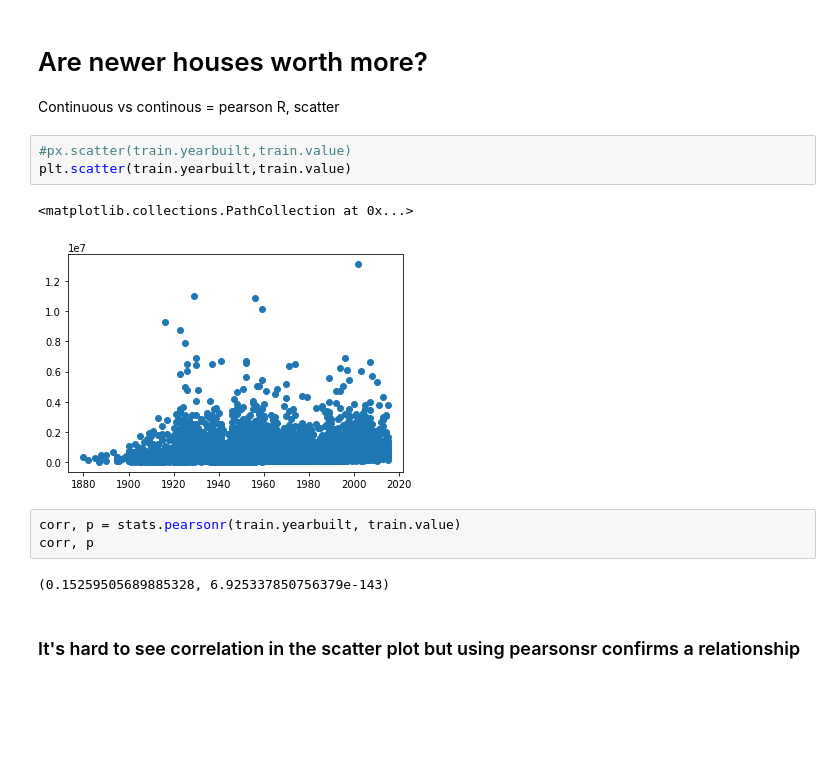
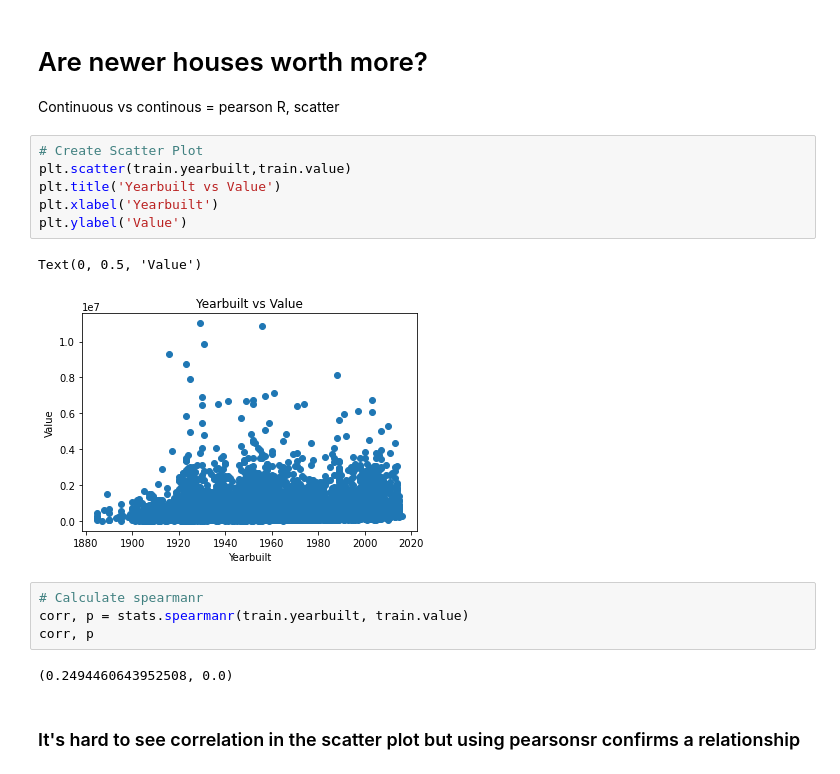
Before and after one commit to richie-p-meyer/zillow, a Jupyter notebook: scratch.ipynb, the cells around one changed output. Drawn from its saved outputs; the diff is of its cells as text; blank space fills up the shorter version.

```diff
--- a/scratch.ipynb
+++ b/scratch.ipynb
@@ -53,17 +48,21 @@ train.shape, X_train.shape, y_train.shape, X_val.shape, y_val.shape, X_test.shap
 # %% [markdown]
 # Are newer houses worth more?
 Continuous vs continous = pearson R, scatter
-# %%
-#px.scatter(train.yearbuilt,train.value)
-plt.scatter(train.yearbuilt,train.value)
-# %% [output]
-<matplotlib.collections.PathCollection at 0x...>
-[figure, removed]
+# %%
+# Create Scatter Plot
+plt.scatter(train.yearbuilt,train.value)
+plt.title('Yearbuilt vs Value')
+plt.xlabel('Yearbuilt')
+plt.ylabel('Value')
+# %% [output]
+Text(0, 0.5, 'Value')
+[figure, added]
 # %%
-corr, p = stats.pearsonr(train.yearbuilt, train.value)
+# Calculate spearmanr
+corr, p = stats.spearmanr(train.yearbuilt, train.value)
 corr, p
 # %% [output]
-(0.15259505689885328, 6.925337850756379e-143)
+(0.2494460643952508, 0.0)
 # %% [markdown]
 ### It's hard to see correlation in the scatter plot but using pearsonsr confirms a relationship
 # %% [markdown]
```
Also changed, not shown: parts of 34 cells of this notebook, 3 other files.
